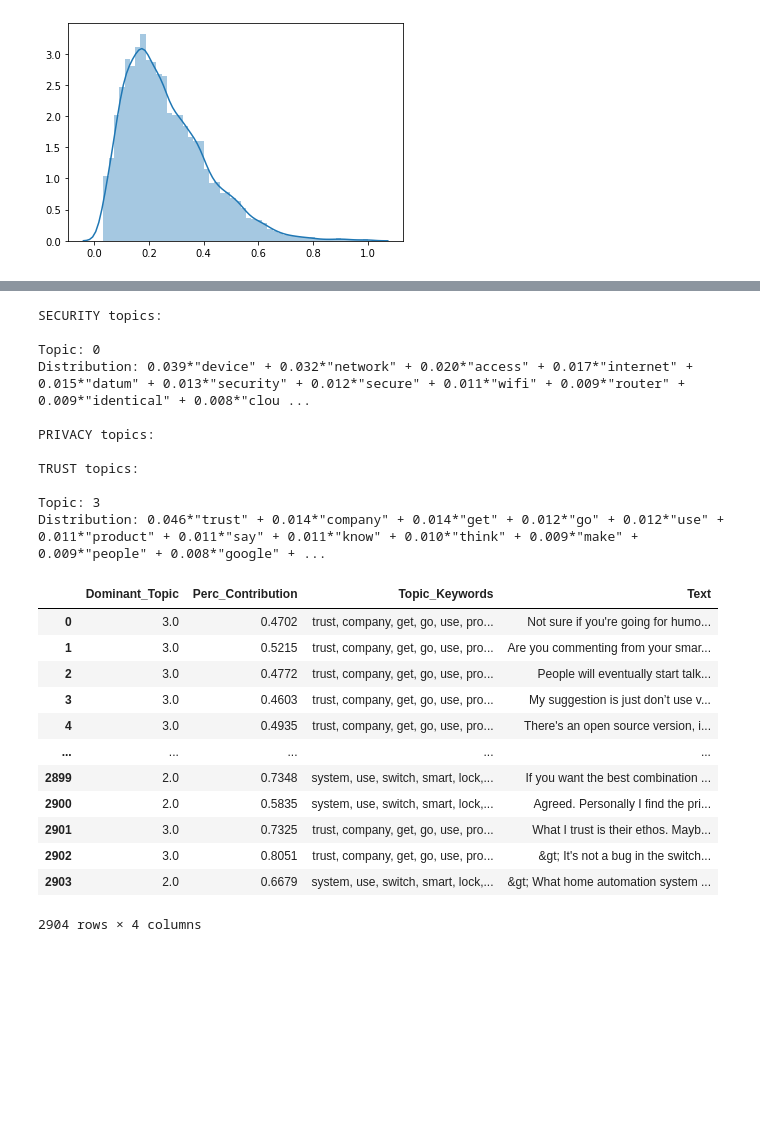
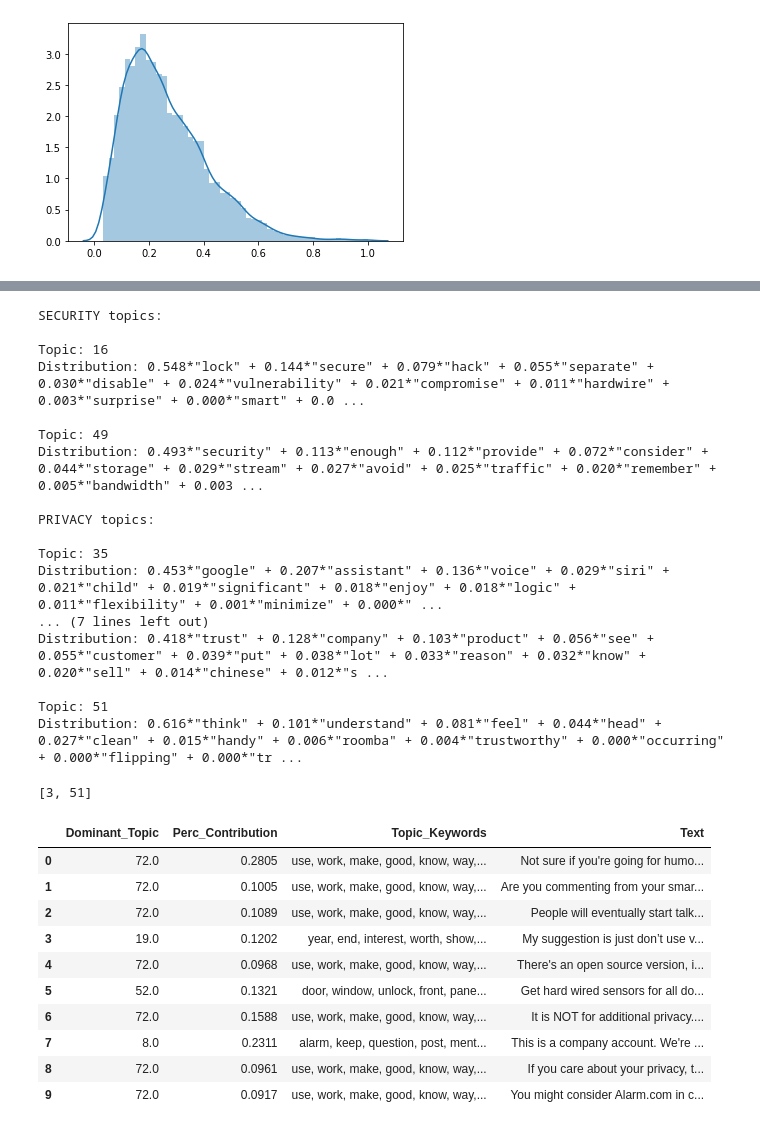
Before and after one commit to morena-au/Smart-House, a Jupyter notebook: Reddit.ipynb, the cells around one changed output, grey strips where cells are left out. Saved outputs shown, nothing was run; the diff lists cells and outputs as text; code cells hidden in the pictures; blank space fills up the shorter version.

```diff
--- a/Reddit.ipynb
+++ b/Reddit.ipynb
@@ -323,7 +340,7 @@ def LdaMallet_coherence_values(dictionary, corpus, texts, limit, start = 2, step
 
     return model_list, coherence_values
 
-def LDA_coherence_values(dictionary, corpus, texts, limit, chunksize = 100, start=2, step=3):
+def LDA_coherence_values(dictionary, corpus, texts, num_topics_list): #start=2, step=3
     '''
     Compute c_v coherence for various number of topics
 
@@ -344,7 +361,7 @@ def LDA_coherence_values(dictionary, corpus, texts, limit, chunksize = 100, star
     coherence_values = []
     model_list = []
 
-    for num_topics in range(start, limit, step):
+    for num_topics in num_topics_list: #range(start, limit, step):
         print('Running model with number of topics: ', num_topics)
         model = gensim.models.ldamodel.LdaModel(corpus=corpus, id2word=dictionary,
                                                 num_topics=num_topics, random_state=100,
@@ -360,4 +395,5 @@ def LDA_coherence_values(dictionary, corpus, texts, limit, chunksize = 100, star
 # %%
 model_list, coherence_values = LDA_coherence_values(dictionary=dictionary, corpus=corpus,
-                                                          texts=comment, start=2, limit=10, step=1)
+                                                    texts=comment,
+                                                    num_topics_list = [5, 10, 50, 80, 100, 150]) #start=100, limit=300, step=10
 # %% [output]
@@ -372,8 +406,5 @@ Running model with number of topics:  9
 # %%
-limit = 10
-start=2
-step=1
-x = range(start, limit, step)
+x = [5, 10, 50, 80, 100, 150]
 plt.plot(x, coherence_values)
 plt.plot(x[np.argmax(coherence_values)], max(coherence_values), 'or')
 plt.text(x[np.argmax(coherence_values)]+0.2, max(coherence_values),
@@ -414,6 +443,6 @@ def model_extract(num_topics):
 
     return model
 
-model = model_extract(4)
+model = model_extract(100)
 # %%
 # save model to disk
@@ -484,19 +548,26 @@ def relevent_topic(num_topics, query):
 # %%
-relevent_topic(4, 'security')
-relevent_topic(4, 'privacy')
-relevent_topic(4, 'trust')
+relevent_topic(100, 'security')
+relevent_topic(100, 'privacy')
+relevent_topic(100, 'trust')
 # %% [output]
 SECURITY topics:
 
-Topic: 0
-Distribution: 0.039*"device" + 0.032*"network" + 0.020*"access" + 0.017*"internet" + 0.015*"datum" + 0.013*"security" + 0.012*"secure" + 0.011*"wifi" + 0.009*"router" + 0.009*"identical" + 0.008*"clou ...
+Topic: 16
+Distribution: 0.548*"lock" + 0.144*"secure" + 0.079*"hack" + 0.055*"separate" + 0.030*"disable" + 0.024*"vulnerability" + 0.021*"compromise" + 0.011*"hardwire" + 0.003*"surprise" + 0.000*"smart" + 0.0 ...
+
+Topic: 49
+Distribution: 0.493*"security" + 0.113*"enough" + 0.112*"provide" + 0.072*"consider" + 0.044*"storage" + 0.029*"stream" + 0.027*"avoid" + 0.025*"traffic" + 0.020*"remember" + 0.005*"bandwidth" + 0.003 ...
 
 PRIVACY topics:
 
-TRUST topics:
+Topic: 35
+Distribution: 0.453*"google" + 0.207*"assistant" + 0.136*"voice" + 0.029*"siri" + 0.021*"child" + 0.019*"significant" + 0.018*"enjoy" + 0.018*"logic" + 0.011*"flexibility" + 0.001*"minimize" + 0.000*" ...
+... (7 lines left out)
+Distribution: 0.418*"trust" + 0.128*"company" + 0.103*"product" + 0.056*"see" + 0.055*"customer" + 0.039*"put" + 0.038*"lot" + 0.033*"reason" + 0.032*"know" + 0.020*"sell" + 0.014*"chinese" + 0.012*"s ...
 
-Topic: 3
-Distribution: 0.046*"trust" + 0.014*"company" + 0.014*"get" + 0.012*"go" + 0.012*"use" + 0.011*"product" + 0.011*"say" + 0.011*"know" + 0.010*"think" + 0.009*"make" + 0.009*"people" + 0.008*"google" + ...
+Topic: 51
+Distribution: 0.616*"think" + 0.101*"understand" + 0.081*"feel" + 0.044*"head" + 0.027*"clean" + 0.015*"handy" + 0.006*"roomba" + 0.004*"trustworthy" + 0.000*"occurring" + 0.000*"flipping" + 0.000*"tr ...
+[3, 51]
 # %%
 # Find the dominant topic in each sentence
 # Find the topic number with the highest percentage contribution in that document
@@ -534,18 +605,16 @@ def dominant_topic(ldamodel, corpus, texts):
 target_corpus = [dictionary.doc2bow(text) for text in df['token_text']]
 # %%
 dominant_df = dominant_topic(model, target_corpus, df['body'])
-dominant_df
+dominant_df.head(10)
 # %% [output]
 |  | Dominant_Topic | Perc_Contribution | Topic_Keywords | Text |
-| 0 | 3.0 | 0.4702 | trust, company, get, go, use, pro... | Not sure if you're going for humo... |
-| 1 | 3.0 | 0.5215 | trust, company, get, go, use, pro... | Are you commenting from your smar... |
-| 2 | 3.0 | 0.4772 | trust, company, get, go, use, pro... | People will eventually start talk... |
-| 3 | 3.0 | 0.4603 | trust, company, get, go, use, pro... | My suggestion is just don’t use v... |
-| 4 | 3.0 | 0.4935 | trust, company, get, go, use, pro... | There's an open source version, i... |
-| ... | ... | ... | ... | ... |
-| 2899 | 2.0 | 0.7348 | system, use, switch, smart, lock,... | If you want the best combination ... |
-| 2900 | 2.0 | 0.5835 | system, use, switch, smart, lock,... | Agreed. Personally I find the pri... |
-| 2901 | 3.0 | 0.7325 | trust, company, get, go, use, pro... | What I trust is their ethos. Mayb... |
-| 2902 | 3.0 | 0.8051 | trust, company, get, go, use, pro... | &gt; It's not a bug in the switch... |
-| 2903 | 2.0 | 0.6679 | system, use, switch, smart, lock,... | &gt; What home automation system ... |
+| 0 | 72.0 | 0.2805 | use, work, make, good, know, way,... | Not sure if you're going for humo... |
+| 1 | 72.0 | 0.1005 | use, work, make, good, know, way,... | Are you commenting from your smar... |
+| 2 | 72.0 | 0.1089 | use, work, make, good, know, way,... | People will eventually start talk... |
+| 3 | 19.0 | 0.1202 | year, end, interest, worth, show,... | My suggestion is just don’t use v... |
+| 4 | 72.0 | 0.0968 | use, work, make, good, know, way,... | There's an open source version, i... |
+| 5 | 52.0 | 0.1321 | door, window, unlock, front, pane... | Get hard wired sensors for all do... |
+| 6 | 72.0 | 0.1588 | use, work, make, good, know, way,... | It is NOT for additional privacy.... |
+| 7 | 8.0 | 0.2311 | alarm, keep, question, post, ment... | This is a company account. We're ... |
+| 8 | 72.0 | 0.0961 | use, work, make, good, know, way,... | If you care about your privacy, t... |
+| 9 | 72.0 | 0.0917 | use, work, make, good, know, way,... | You might consider Alarm.com in c... |
-2904 rows × 4 columns
```
Also changed, not shown: parts of 33 cells of this notebook.
